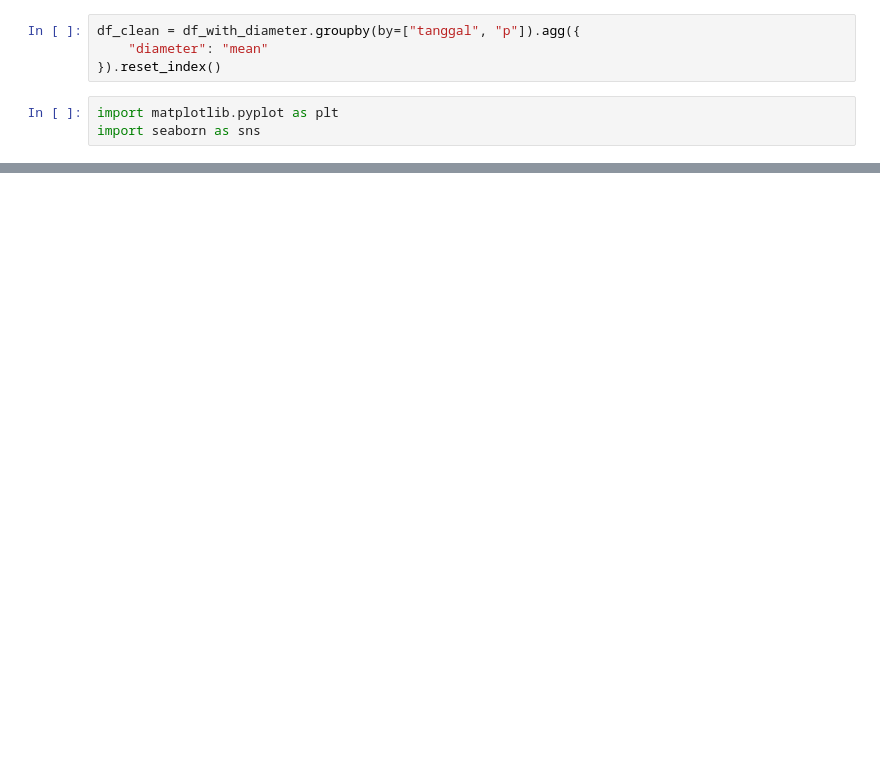
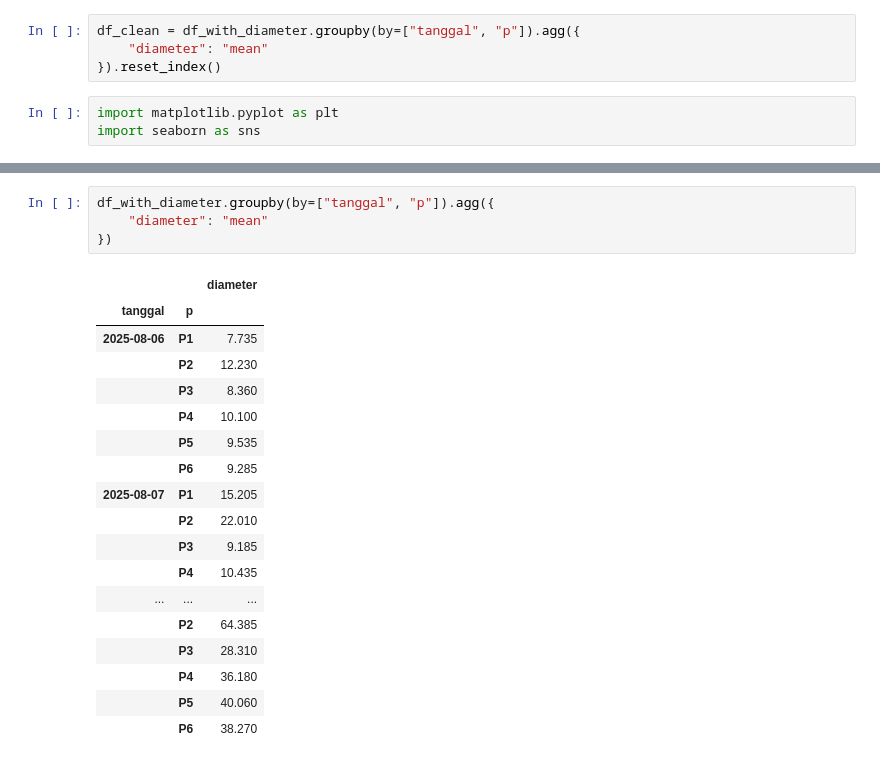
Before and after one commit to nurfianqodar/skripsi, a Jupyter notebook: notebook.ipynb, the cells around one changed output, grey strips where cells are left out. Saved outputs shown, nothing was run; the diff lists cells and outputs as text; blank space fills up the shorter version.

```diff
--- a/notebook.ipynb
+++ b/notebook.ipynb
@@ -69,0 +71,23 @@ plt.show()
+# %%
+df_with_diameter.groupby(by=["tanggal", "p"]).agg({
+    "diameter": "mean"
+})
+# %% [output]
+|  |  | diameter |
+| tanggal | p |  |
+| 2025-08-06 | P1 | 7.735 |
+|  | P2 | 12.230 |
+|  | P3 | 8.360 |
+|  | P4 | 10.100 |
+|  | P5 | 9.535 |
+|  | P6 | 9.285 |
+| 2025-08-07 | P1 | 15.205 |
+|  | P2 | 22.010 |
+|  | P3 | 9.185 |
+|  | P4 | 10.435 |
+| ... | ... | ... |
+|  | P2 | 64.385 |
+|  | P3 | 28.310 |
+|  | P4 | 36.180 |
+|  | P5 | 40.060 |
+|  | P6 | 38.270 |
```
Also changed, not shown: parts of 4 cells of this notebook, 4 other files.
